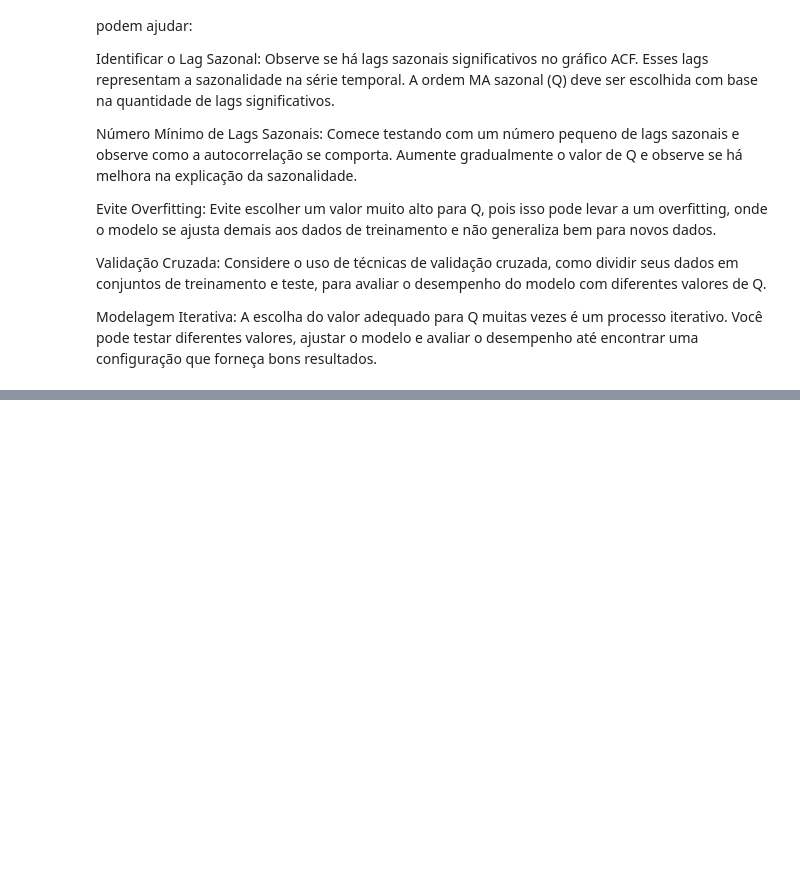
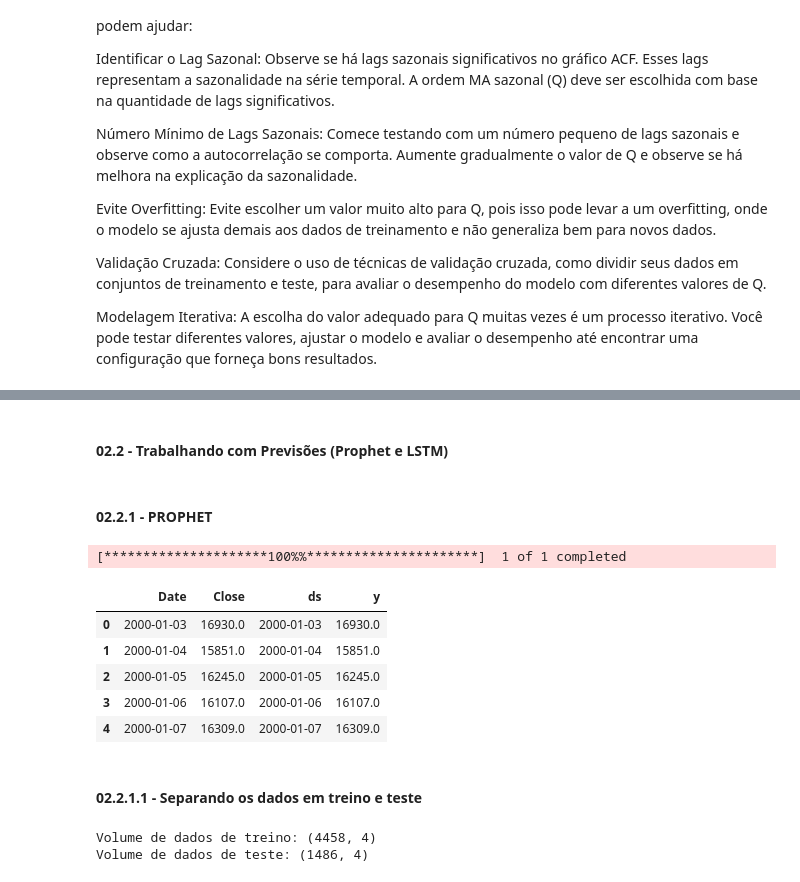
Before and after one commit to eugeniogdiniz/PosTechDataScience_Fiap, a Jupyter notebook: 02_Machine_Learning_and _Time_Siries/TechChallenge02/Tech_Challenge.ipynb, the cells around one changed output, grey strips where cells are left out. Saved outputs shown, nothing was run; the diff lists cells and outputs as text; code cells hidden in the pictures; blank space fills up the shorter version.

```diff
--- a/02_Machine_Learning_and _Time_Siries/TechChallenge02/Tech_Challenge.ipynb
+++ b/02_Machine_Learning_and _Time_Siries/TechChallenge02/Tech_Challenge.ipynb
@@ -746,0 +714,36 @@ plt.show()
+# %% [markdown]
+#### 02.2 - Trabalhando com Previsões (Prophet e LSTM)
+# %% [markdown]
+#### 02.2.1 - PROPHET
+# %%
+# Importando os dados do IBOVESP para o modelo
+
+symbol = '^BVSP'
+start_date = '2000-01-01'
+end_date = '2024-01-08'
+
+# Use a função download para obter os dados
+df = yf.download(symbol, start=start_date, end=end_date)
+df = df.reset_index('Date')
+df['Date'] = pd.to_datetime(df['Date'])
+df.drop(columns=['Open', 'High', 'Low', 'Volume', 'Adj Close'], inplace=True)
+df[['ds', 'y']] = df[['Date', 'Close']]
+df.head()
+# %% [output]
+[*********************100%%**********************]  1 of 1 completed
+|  | Date | Close | ds | y |
+| 0 | 2000-01-03 | 16930.0 | 2000-01-03 | 16930.0 |
+| 1 | 2000-01-04 | 15851.0 | 2000-01-04 | 15851.0 |
+| 2 | 2000-01-05 | 16245.0 | 2000-01-05 | 16245.0 |
+| 3 | 2000-01-06 | 16107.0 | 2000-01-06 | 16107.0 |
+| 4 | 2000-01-07 | 16309.0 | 2000-01-07 | 16309.0 |
+# %% [markdown]
+#### 02.2.1.1 - Separando os dados em treino e teste
+# %%
+train_data = df.sample(frac=0.75, random_state=23)
+test_data = df.drop(train_data.index)
+print(f'Volume de dados de treino: {train_data.shape}')
+print(f'Volume de dados de teste: {test_data.shape}')
+# %% [output]
+Volume de dados de treino: (4458, 4)
+Volume de dados de teste: (1486, 4)
```
Also changed, not shown: parts of 15 cells of this notebook.
